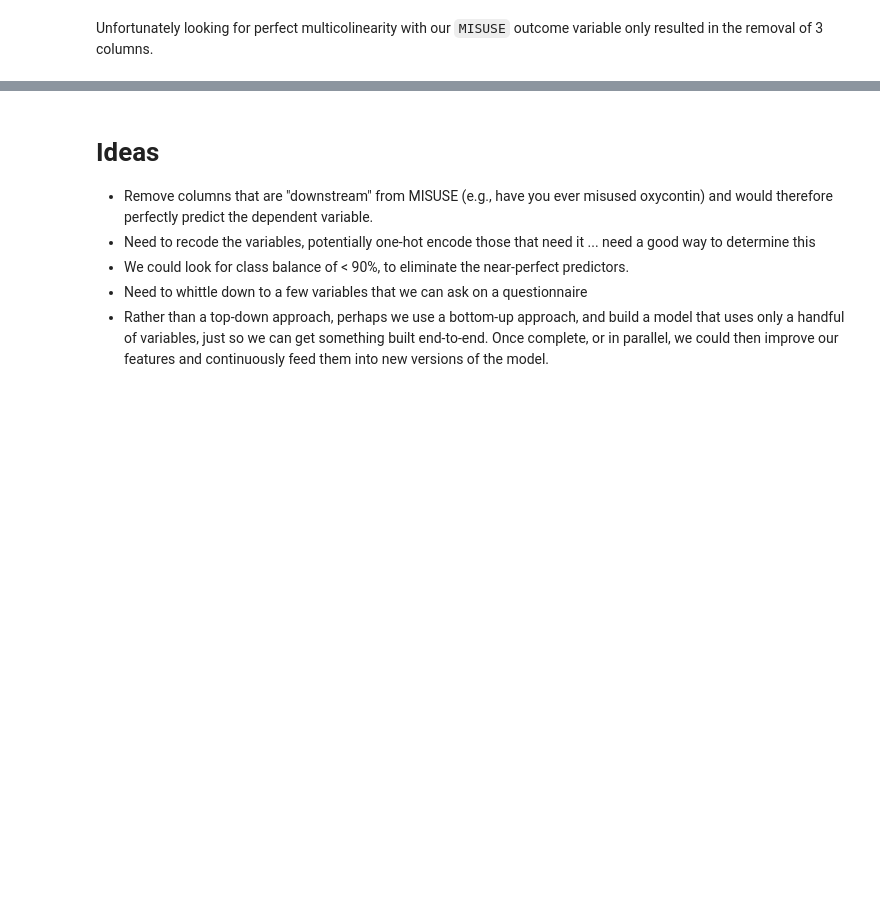
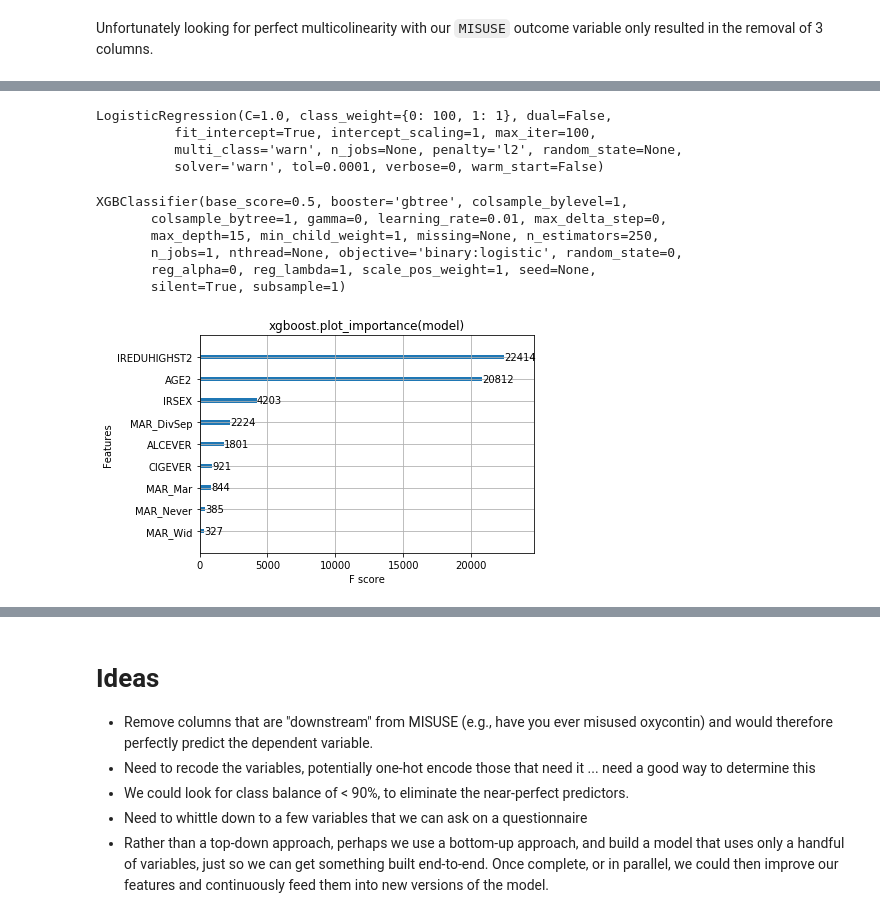
Before and after one commit to sharadv99/capstone-OpioidAddictionRisk, a Jupyter notebook: Opioid_Project_Exploration.ipynb, the cells around one changed output, grey strips where cells are left out. Drawn from its saved outputs; the diff is of its cells as text; code cells hidden in the pictures; blank space fills up the shorter version.

```diff
--- a/Opioid_Project_Exploration.ipynb
+++ b/Opioid_Project_Exploration.ipynb
@@ -291,0 +577,5 @@ Unfortunately looking for perfect multicolinearity with our `MISUSE` outcome var
+# %%
+#Split X and Y
+xCols = df.columns.difference(['MISUSE'])
+dfX = df[xCols]
+dfY = df.drop(xCols, axis=1)
@@ -291,0 +603,19 @@ Unfortunately looking for perfect multicolinearity with our `MISUSE` outcome var
+# %%
+#Train, Val, Test splits
+trainPct = 0.6
+valPct = 0.25
+testPct = 0.15
+
+#Splitsville!
+trainX, valtestX, trainY, valtestY = train_test_split(
+    dfX, dfY, train_size=(trainPct), shuffle=True)
+valX, testX, valY, testY = train_test_split(
+     valtestX, valtestY, train_size=(valPct/(valPct+testPct)), shuffle=True)
+
+#Check Shapes
+print(trainX.shape)
+print(trainY.shape)
+print(valX.shape)
+print(valY.shape)
+print(testX.shape)
+print(testY.shape)
@@ -291,0 +674,34 @@ Unfortunately looking for perfect multicolinearity with our `MISUSE` outcome var
+# %%
+#Set our LR model
+modelLR = LogisticRegression()
+modelLR = LogisticRegression(class_weight={0:100, 1:1})
+
+#Set our XGB model
+modelXGB = xgboost.XGBClassifier(learning_rate=0.01, max_depth=15, n_estimators=250)
+
+#Alternate XGB, but I think not as flexible ... does the training all at once ...
+#modelXGB = xgboost.train({"learning_rate": 0.01}, xgboost.DMatrix(trainX, label=trainY), 250)
+# %%
+#Train our LR model
+modelLR.fit(osX, osY)
+# %% [output]
+LogisticRegression(C=1.0, class_weight={0: 100, 1: 1}, dual=False,
+          fit_intercept=True, intercept_scaling=1, max_iter=100,
+          multi_class='warn', n_jobs=None, penalty='l2', random_state=None,
+          solver='warn', tol=0.0001, verbose=0, warm_start=False)
+# %%
+#Train our XGB Model
+modelXGB.fit(trainX, trainY)
+# %% [output]
+XGBClassifier(base_score=0.5, booster='gbtree', colsample_bylevel=1,
+       colsample_bytree=1, gamma=0, learning_rate=0.01, max_delta_step=0,
+       max_depth=15, min_child_weight=1, missing=None, n_estimators=250,
+       n_jobs=1, nthread=None, objective='binary:logistic', random_state=0,
+       reg_alpha=0, reg_lambda=1, scale_pos_weight=1, seed=None,
+       silent=True, subsample=1)
+# %%
+xgboost.plot_importance(modelXGB)
+plt.title("xgboost.plot_importance(model)")
+plt.show()
+# %% [output]
+[figure, added]
```
Also changed, not shown: parts of 61 cells of this notebook.
